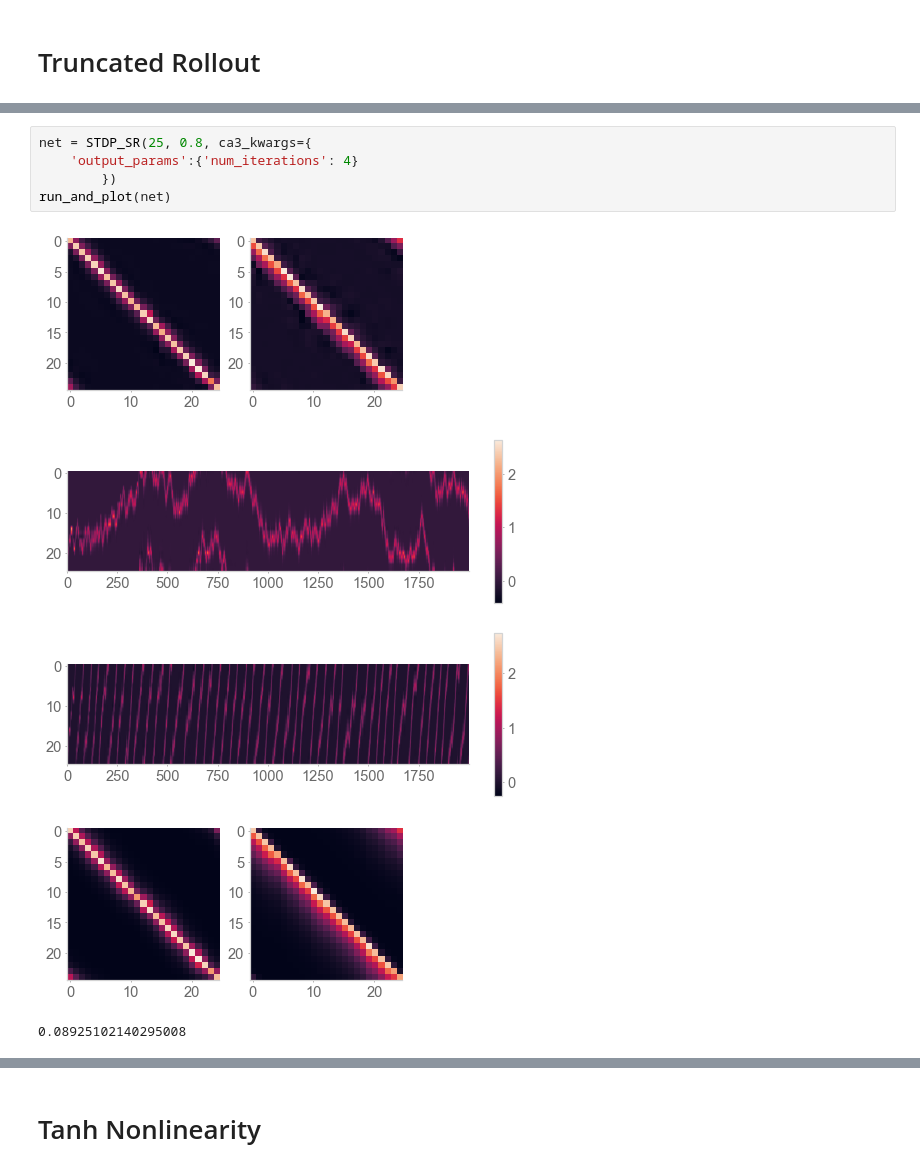
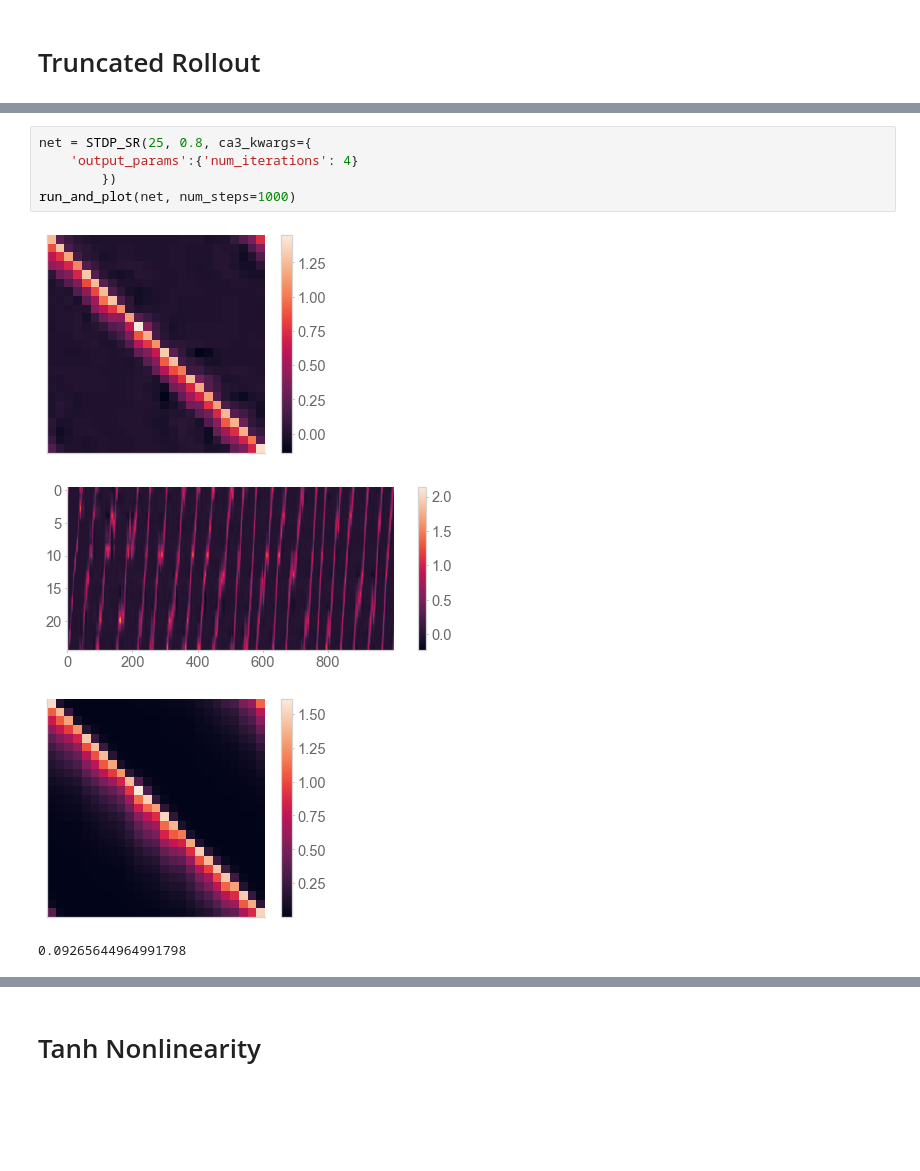
Before and after one commit to chingf/sr-project, a Jupyter notebook: notebooks/3acdf-activity-examples.ipynb, the cells around one changed output, grey strips where cells are left out. Saved outputs shown, nothing was run; the diff lists cells and outputs as text; blank space fills up the shorter version.

```diff
--- a/notebooks/3acdf-activity-examples.ipynb
+++ b/notebooks/3acdf-activity-examples.ipynb
@@ -106,11 +104,10 @@ run_and_plot(net)
 # %%
 net = STDP_SR(25, 0.8, ca3_kwargs={
     'output_params':{'num_iterations': 4}
         })
-run_and_plot(net)
+run_and_plot(net, num_steps=1000)
 # %% [output]
-[figure, old version]
+[figure, new version]
-[figure, old version]
+[figure, new version]
-[figure, old version]
+[figure, new version]
-[figure, removed]
-0.08925102140295008
+0.09265644964991798
```
Also changed, not shown: parts of 5 cells of this notebook, 9 other files.
